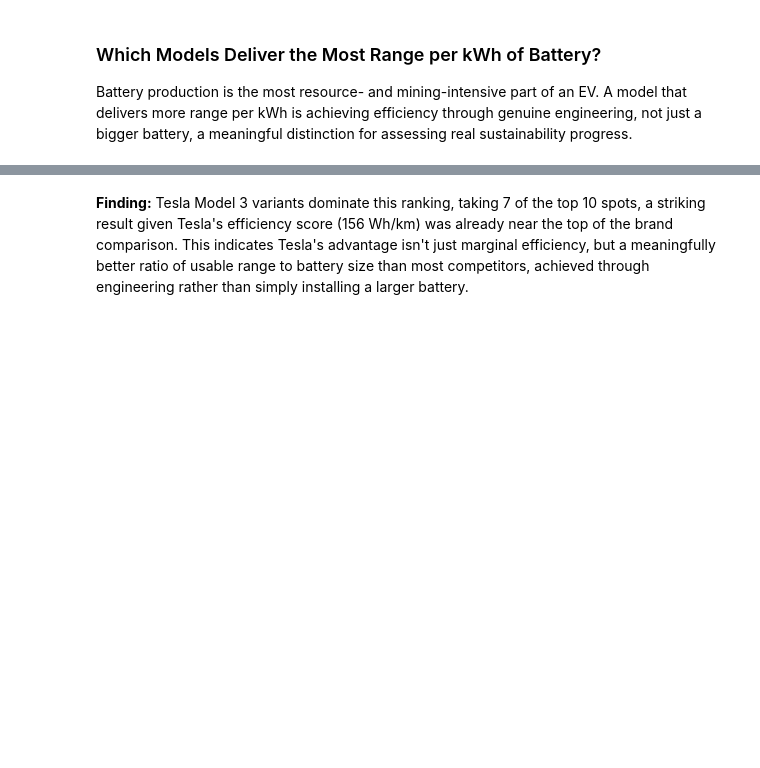
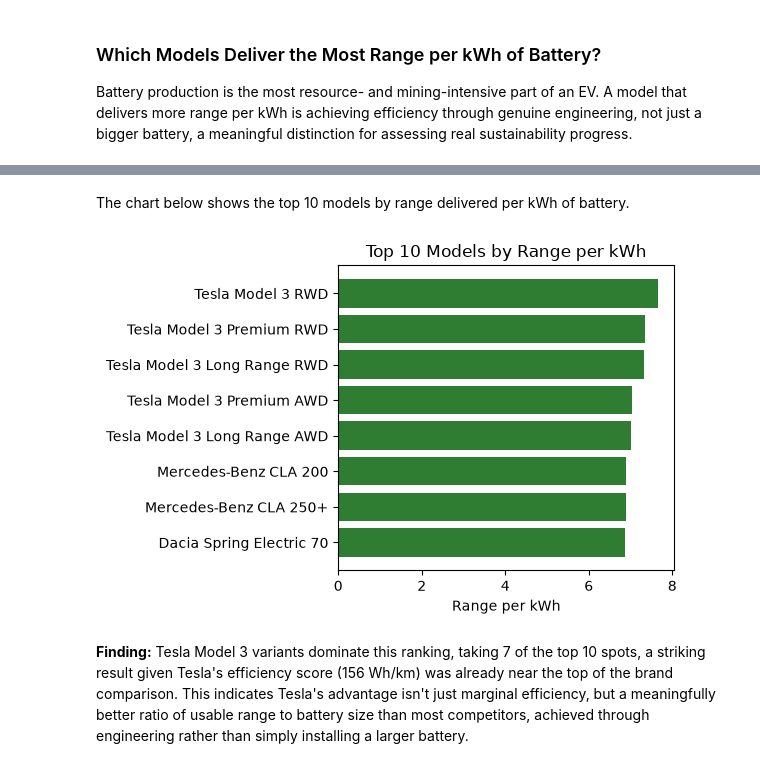
Before and after one commit to nardanov04/ev-market-decarbonization-analysis, a Jupyter notebook: ev_market_decarbonization_analysis_extract_transform.ipynb, the cells around one changed output, grey strips where cells are left out. Saved outputs shown, nothing was run; the diff lists cells and outputs as text; code cells hidden in the pictures; blank space fills up the shorter version.

```diff
--- a/ev_market_decarbonization_analysis_extract_transform.ipynb
+++ b/ev_market_decarbonization_analysis_extract_transform.ipynb
@@ -347,3 +382,17 @@ df_findings.sort_values('Range per kWh', ascending=False)[['Car Model', 'Range p
+# %% [markdown]
+The chart below shows the top 10 models by range delivered per kWh of battery.
+# %%
+top_range = df_findings.sort_values('Range per kWh', ascending=False).head(10)
+
+plt.figure(figsize=(6, 4))
+plt.barh(top_range['Car Model'], top_range['Range per kWh'], color='#2E7D32')
+plt.title('Top 10 Models by Range per kWh')
+plt.xlabel('Range per kWh')
+plt.gca().invert_yaxis()
+plt.tight_layout()
+plt.show()
+# %% [output]
+[figure, added]
 # %% [markdown]
 **Finding:** Tesla Model 3 variants dominate this ranking, taking 7 of the top 10 spots, a striking result given Tesla's efficiency score (156 Wh/km) was already near the top of the brand comparison. This indicates Tesla's advantage isn't just marginal efficiency, but a meaningfully better ratio of usable range to battery size than most competitors, achieved through engineering rather than simply installing a larger battery.
 # %% [markdown]
```
Also changed, not shown: parts of 15 cells of this notebook, 2 other files.
